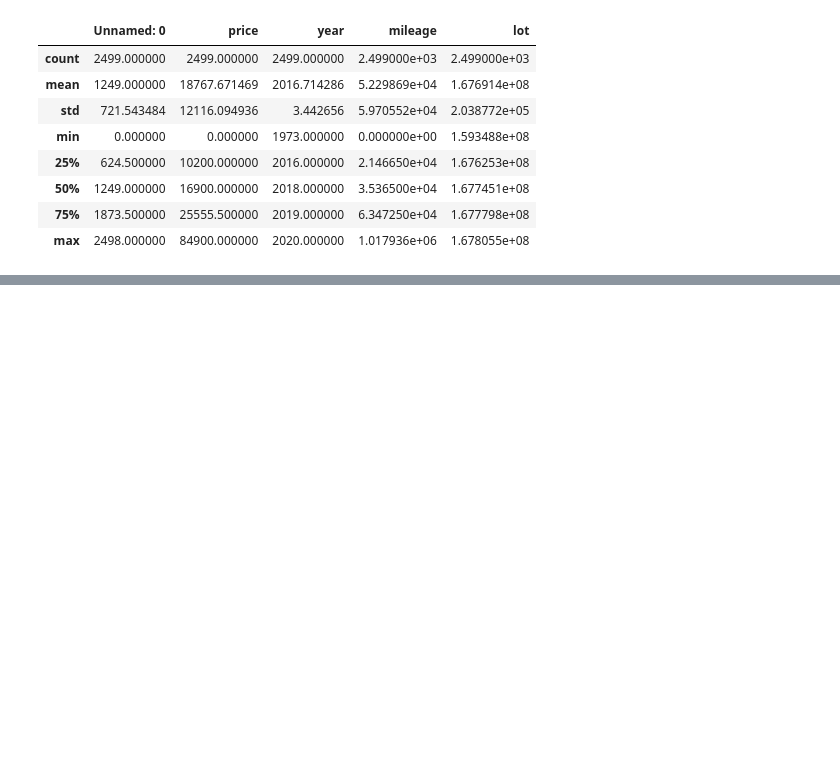
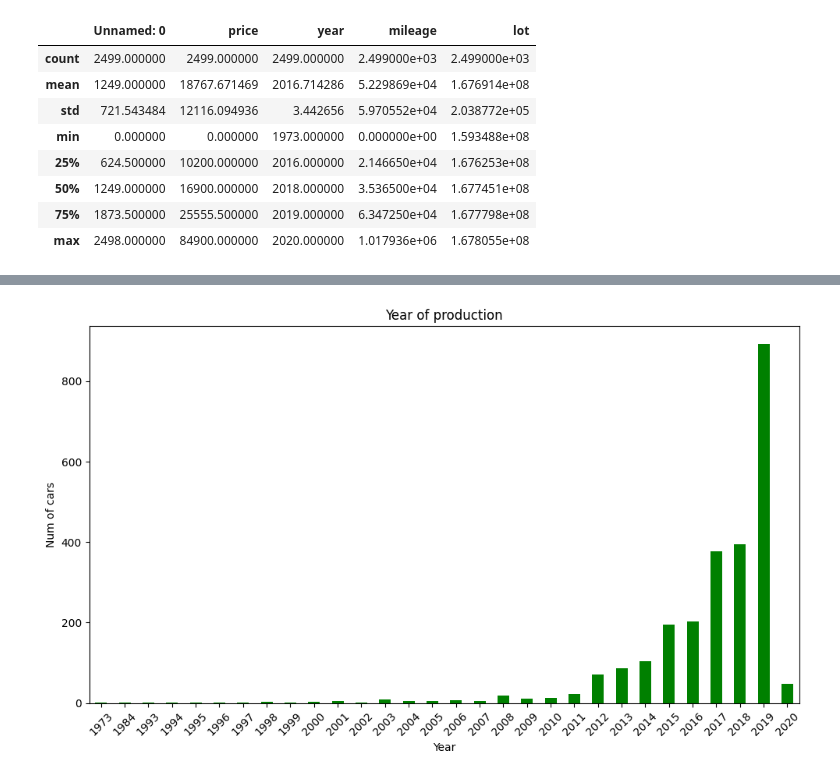
Before and after one commit to Tatraa/Data-Science, a Jupyter notebook: Assigment1/Assignment_1_opt.ipynb, the cells around one changed output, grey strips where cells are left out. Saved outputs shown, nothing was run; the diff lists cells and outputs as text; code cells hidden in the pictures; blank space fills up the shorter version.

```diff
--- a/Assigment1/Assignment_1_opt.ipynb
+++ b/Assigment1/Assignment_1_opt.ipynb
@@ -52,0 +73,12 @@ data.describe()
+# %%
+plt.figure(figsize=(10, 6))
+year_counts = data['year'].value_counts().sort_index()
+year_counts.plot(kind='bar', color='green')
+plt.xlabel('Year')
+plt.ylabel('Num of cars')
+plt.title('Year of production')
+plt.xticks(rotation=45)
+plt.tight_layout()
+plt.show()
+# %% [output]
+[figure, added]
```
Also changed, not shown: parts of 7 cells of this notebook.
